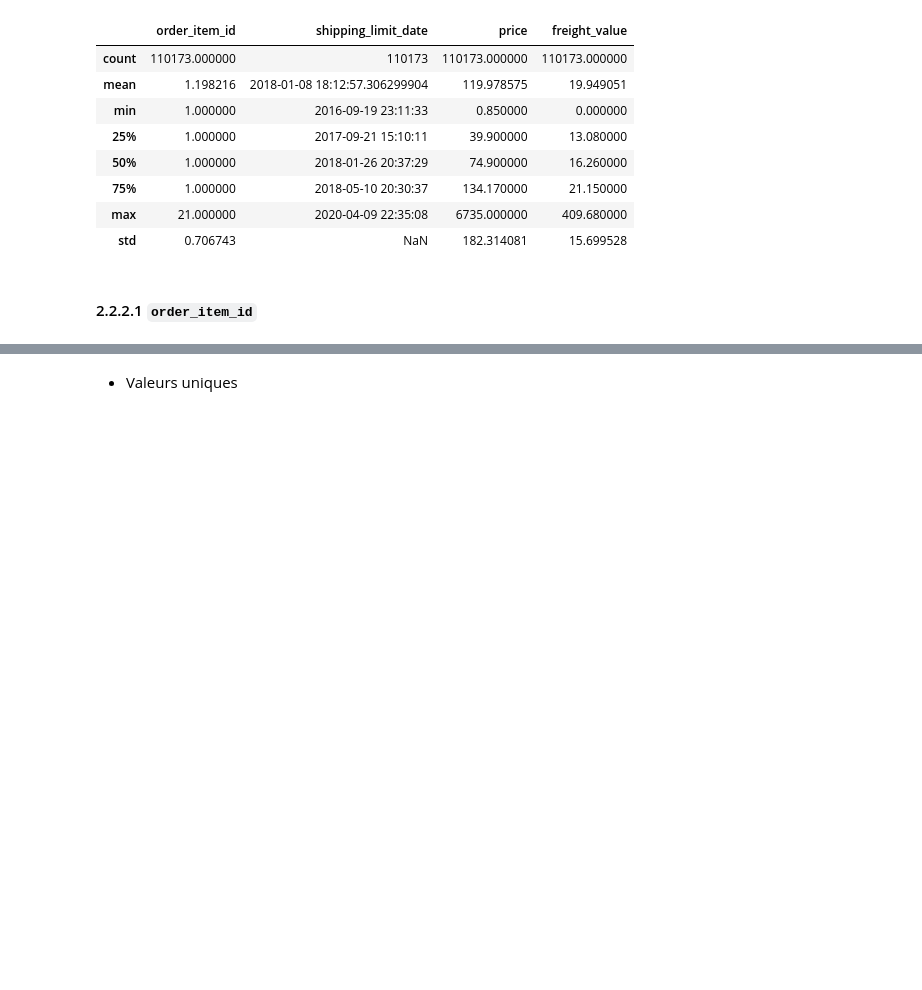
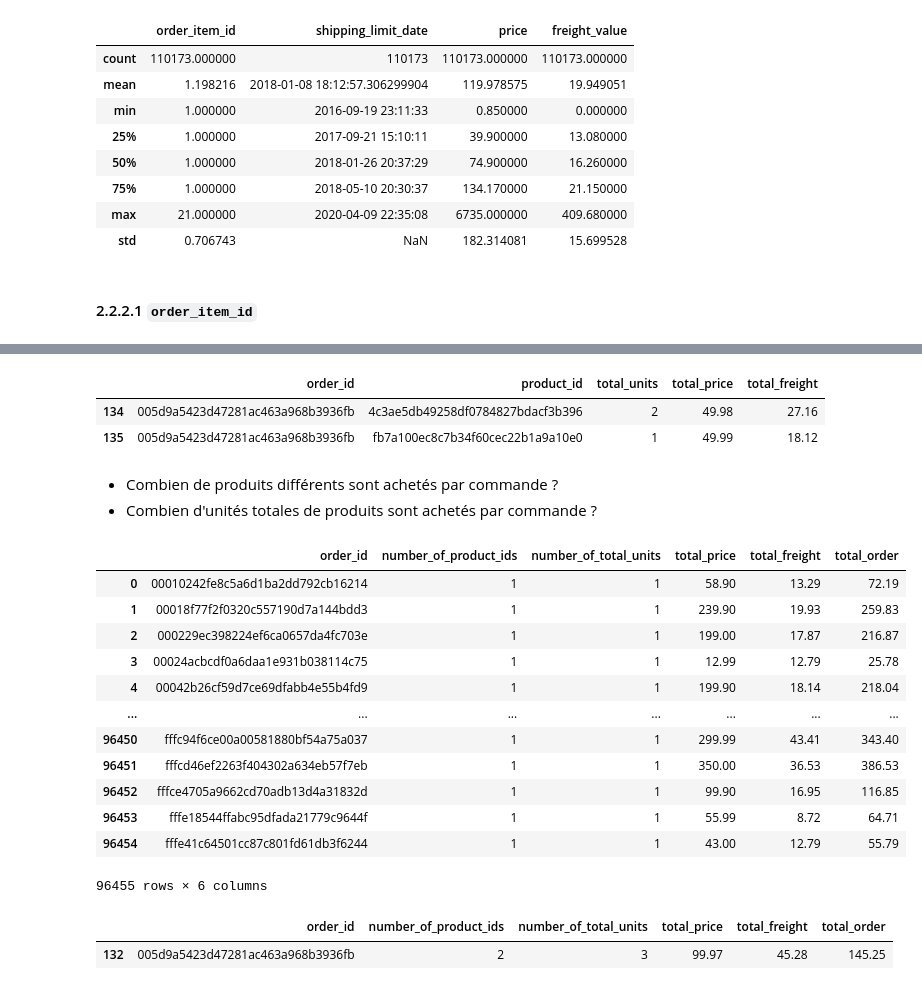
Before and after one commit to Christophe-Aballea/OC_projet5_Segmentez_des_clients_d_un_site_ecommerce, a Jupyter notebook: P05_Notebook2_EDA_FE.ipynb, the cells around one changed output, grey strips where cells are left out. Drawn from its saved outputs; the diff is of its cells as text; code cells hidden in the pictures; blank space fills up the shorter version.

```diff
--- a/P05_Notebook2_EDA_FE.ipynb
+++ b/P05_Notebook2_EDA_FE.ipynb
@@ -634,2 +680,11 @@ Cette variable représente le nombre de produits identiques dans la même comman
+# %%
+# Affichage de la commande prise en exemple
+mask = df_order_products['order_id'] == three_units_order_id
+df_order_products.loc[mask]
+# %% [output]
+|  | order_id | product_id | total_units | total_price | total_freight |
+| 134 | 005d9a5423d47281ac463a968b3936fb | 4c3ae5db49258df0784827bdacf3b396 | 2 | 49.98 | 27.16 |
+| 135 | 005d9a5423d47281ac463a968b3936fb | fb7a100ec8c7b34f60cec22b1a9a10e0 | 1 | 49.99 | 18.12 |
 # %% [markdown]
-* Valeurs uniques
+* Combien de produits différents sont achetés par commande ?
+* Combien d'unités totales de produits sont achetés par commande ?
@@ -635,0 +705,24 @@ Cette variable représente le nombre de produits identiques dans la même comman
+# %%
+# Afficher pour vérification
+display(df_order_summary)
+# %% [output]
+|  | order_id | number_of_product_ids | number_of_total_units | total_price | total_freight | total_order |
+| 0 | 00010242fe8c5a6d1ba2dd792cb16214 | 1 | 1 | 58.90 | 13.29 | 72.19 |
+| 1 | 00018f77f2f0320c557190d7a144bdd3 | 1 | 1 | 239.90 | 19.93 | 259.83 |
+| 2 | 000229ec398224ef6ca0657da4fc703e | 1 | 1 | 199.00 | 17.87 | 216.87 |
+| 3 | 00024acbcdf0a6daa1e931b038114c75 | 1 | 1 | 12.99 | 12.79 | 25.78 |
+| 4 | 00042b26cf59d7ce69dfabb4e55b4fd9 | 1 | 1 | 199.90 | 18.14 | 218.04 |
+| ... | ... | ... | ... | ... | ... | ... |
+| 96450 | fffc94f6ce00a00581880bf54a75a037 | 1 | 1 | 299.99 | 43.41 | 343.40 |
+| 96451 | fffcd46ef2263f404302a634eb57f7eb | 1 | 1 | 350.00 | 36.53 | 386.53 |
+| 96452 | fffce4705a9662cd70adb13d4a31832d | 1 | 1 | 99.90 | 16.95 | 116.85 |
+| 96453 | fffe18544ffabc95dfada21779c9644f | 1 | 1 | 55.99 | 8.72 | 64.71 |
+| 96454 | fffe41c64501cc87c801fd61db3f6244 | 1 | 1 | 43.00 | 12.79 | 55.79 |
+96455 rows × 6 columns
+# %%
+# Affichage de la commande prise en exemple
+mask = df_order_summary['order_id'] == three_units_order_id
+df_order_summary.loc[mask]
+# %% [output]
+|  | order_id | number_of_product_ids | number_of_total_units | total_price | total_freight | total_order |
+| 132 | 005d9a5423d47281ac463a968b3936fb | 2 | 3 | 99.97 | 45.28 | 145.25 |
```
Also changed, not shown: parts of 23 cells of this notebook, 1 other file.
